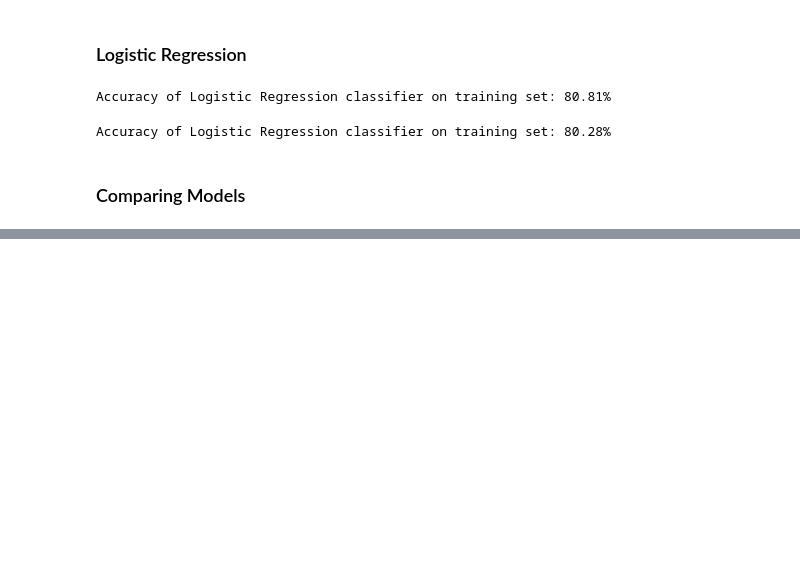
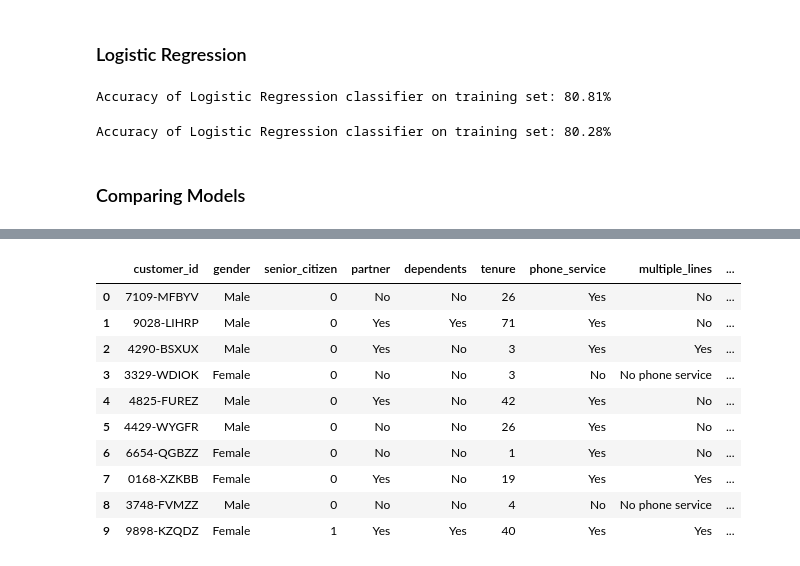
Before and after one commit to nicolas-angarita/churn_classification_project, a Jupyter notebook: working_notebook.ipynb, the cells around one changed output, grey strips where cells are left out. Cells and saved outputs as stored; diff of their text form; code cells hidden in the pictures; blank space fills up the shorter version.

```diff
--- a/working_notebook.ipynb
+++ b/working_notebook.ipynb
@@ -1034,9 +1048,9 @@ Accuracy of Logistic Regression classifier on training set: 80.28%
 # %%
 def model_scores(X_train, y_train, X_val, y_val):
     '''
-    Score multiple models on train and val datasets.
-    Print classification reports to decide on a model to test.
-    Return each trained model, so I can choose one to test.
+    Score multiple models on train and validate datasets.
+    Print classification reports to look at the best model to test on.
+    Returns each different trained model.
     models = decision_tree_model, random_forest_model, knn_model, logistic_regression_model
     '''
 
@@ -1050,6 +1064,9 @@ def model_scores(X_train, y_train, X_val, y_val):
 
     models = [decision_tree_model, random_forest_model, knn_model, logistic_regression_model]
 
+# within this for loop I fitted each model,
+# got my actual values and my predicted values for each model
+# printed my train and validate score and classification report
 
     for model in models:
         model.fit(X_train, y_train)
@@ -1057,14 +1074,15 @@ def model_scores(X_train, y_train, X_val, y_val):
         predicted_train = model.predict(X_train)
         actual_val = y_val
         predicted_val = model.predict(X_val)
+
         print(model)
-        print('')
-        print('train score: ')
+        print('\n')
+        print('Train Score: ')
         print(classification_report(actual_train, predicted_train))
-        print('val score: ')
+        print('Validate Score: ')
         print(classification_report(actual_val, predicted_val))
         print('--------------------------------------------------------------')
-        print('')
+        print('\n')
 
     return decision_tree_model, random_forest_model, knn_model, logistic_regression_model
 # %%
@@ -1105,0 +1127,7 @@ The Logistic Regression validate accuracy is 0.802839
+# %%
+# test_model = decision_tree_model.fit(X_test,y_test) don't fit within the test dataset
+
+test_y_pred = decision_tree_model.predict(X_test)
+
+# classification report
+print(classification_report(y_test, test_y_pred))
@@ -1105,0 +1145,8 @@ The Logistic Regression validate accuracy is 0.802839
+# %%
+test_y_pred_prob = decision_tree_model.predict_proba(X_test)
+
+test_y_pred_prob = pd.DataFrame(test_y_pred_prob, columns = ['prob_no_churn', 'prob_of_churn'])
+# %%
+pd.options.display.max_rows = None
+
+test_y_pred_prob
@@ -1105,0 +1171,19 @@ The Logistic Regression validate accuracy is 0.802839
+# %%
+reset_test = test.reset_index(drop = True)
+
+test_prob_df = pd.concat([reset_test, test_y_pred_prob], axis=1)
+
+test_prob_df['predicted'] = test_y_pred
+test_prob_df.head(10)
+# %% [output]
+|  | customer_id | gender | senior_citizen | partner | dependents | tenure | phone_service | multiple_lines | ... |
+| 0 | 7109-MFBYV | Male | 0 | No | No | 26 | Yes | No | ... |
+| 1 | 9028-LIHRP | Male | 0 | Yes | Yes | 71 | Yes | No | ... |
+| 2 | 4290-BSXUX | Male | 0 | Yes | No | 3 | Yes | Yes | ... |
+| 3 | 3329-WDIOK | Female | 0 | No | No | 3 | No | No phone service | ... |
+| 4 | 4825-FUREZ | Male | 0 | Yes | No | 42 | Yes | No | ... |
+| 5 | 4429-WYGFR | Male | 0 | No | No | 26 | Yes | No | ... |
+| 6 | 6654-QGBZZ | Female | 0 | No | No | 1 | Yes | No | ... |
+| 7 | 0168-XZKBB | Female | 0 | Yes | No | 19 | Yes | Yes | ... |
+| 8 | 3748-FVMZZ | Male | 0 | No | No | 4 | No | No phone service | ... |
+| 9 | 9898-KZQDZ | Female | 1 | Yes | Yes | 40 | Yes | Yes | ... |
```
Also changed, not shown: parts of 20 cells of this notebook.
